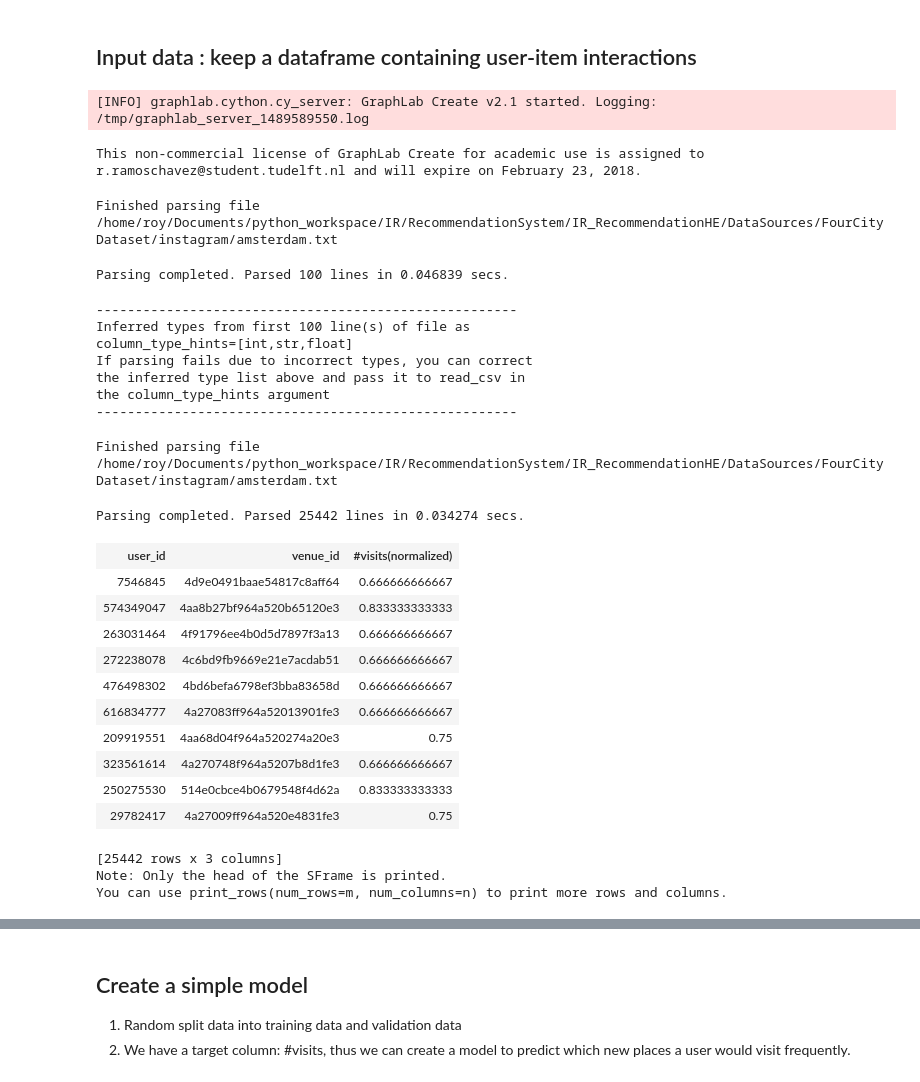
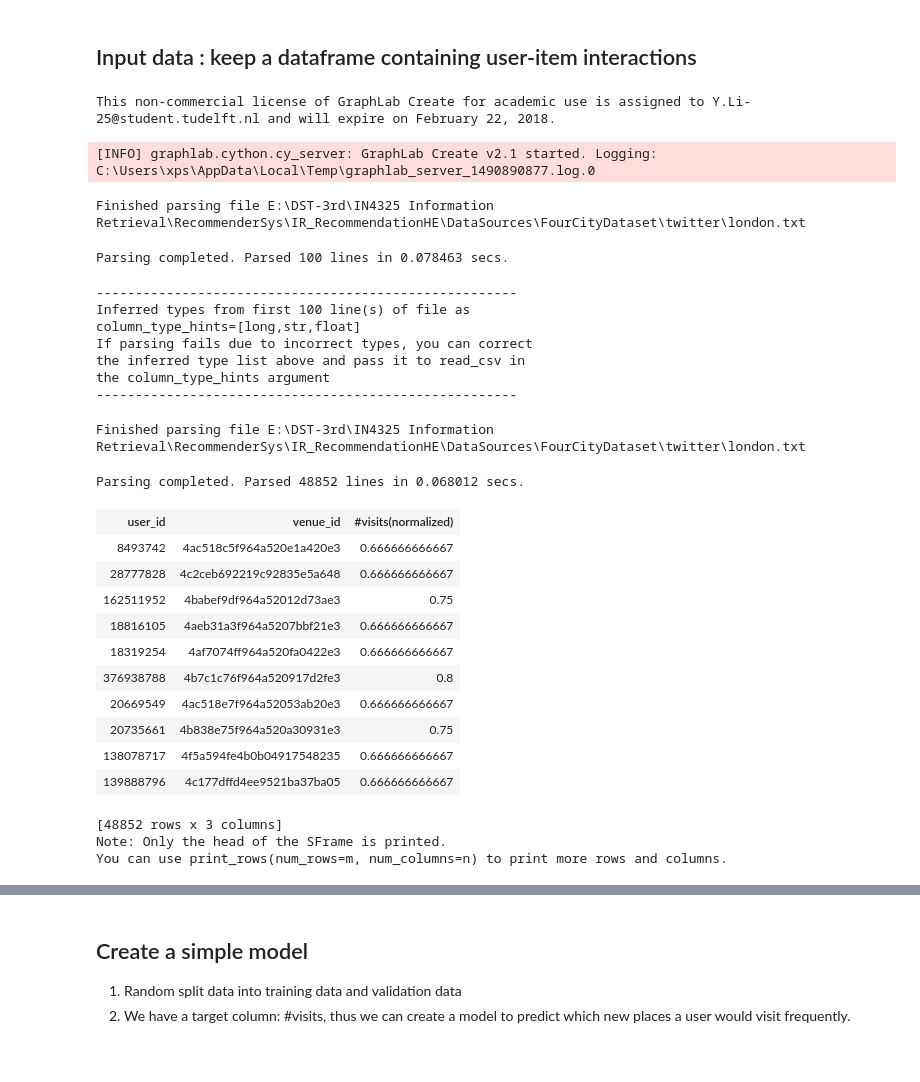
Before and after one commit to franklyd/IR_RecommendationHE, a Jupyter notebook: Recommender System/RecSys.ipynb, the cells around one changed output, grey strips where cells are left out. Saved outputs shown, nothing was run; the diff lists cells and outputs as text; code cells hidden in the pictures.

Commit message:
Recommender sys done.

```diff
--- a/Recommender System/RecSys.ipynb
+++ b/Recommender System/RecSys.ipynb
@@ -11,35 +11,35 @@ import pandas as pd
 # %% [markdown]
 ## Input data : keep a dataframe containing user-item interactions
 # %%
-# create SFrame for Amsterdam ins data
-amsterdam_sf = gl.SFrame.read_csv('../DataSources/FourCityDataset/instagram/amsterdam.txt',
+# create SFrame for London twitter data
+london_sf = gl.SFrame.read_csv('../DataSources/FourCityDataset/twitter/london.txt',
                         delimiter=' ',header=False)
-amsterdam_sf.rename({'X1':'user_id','X2':'venue_id','X3':'#visits(normalized)'})
+london_sf.rename({'X1':'user_id','X2':'venue_id','X3':'#visits(normalized)'})
 # %% [output]
-[INFO] graphlab.cython.cy_server: GraphLab Create v2.1 started. Logging: /tmp/graphlab_server_1489589550.log
+This non-commercial license of GraphLab Create for academic use is assigned to Y.Li-25@student.tudelft.nl and will expire on February 22, 2018.
-This non-commercial license of GraphLab Create for academic use is assigned to r.ramoschavez@student.tudelft.nl and will expire on February 23, 2018.
+[INFO] graphlab.cython.cy_server: GraphLab Create v2.1 started. Logging: C:\Users\xps\AppData\Local\Temp\graphlab_server_1490890877.log.0
-Finished parsing file /home/roy/Documents/python_workspace/IR/RecommendationSystem/IR_RecommendationHE/DataSources/FourCityDataset/instagram/amsterdam.txt
+Finished parsing file E:\DST-3rd\IN4325 Information Retrieval\RecommenderSys\IR_RecommendationHE\DataSources\FourCityDataset\twitter\london.txt
-Parsing completed. Parsed 100 lines in 0.046839 secs.
+Parsing completed. Parsed 100 lines in 0.078463 secs.
 ------------------------------------------------------
 Inferred types from first 100 line(s) of file as
-column_type_hints=[int,str,float]
+column_type_hints=[long,str,float]
 If parsing fails due to incorrect types, you can correct
 the inferred type list above and pass it to read_csv in
 the column_type_hints argument
 ------------------------------------------------------
-Finished parsing file /home/roy/Documents/python_workspace/IR/RecommendationSystem/IR_RecommendationHE/DataSources/FourCityDataset/instagram/amsterdam.txt
+Finished parsing file E:\DST-3rd\IN4325 Information Retrieval\RecommenderSys\IR_RecommendationHE\DataSources\FourCityDataset\twitter\london.txt
-Parsing completed. Parsed 25442 lines in 0.034274 secs.
+Parsing completed. Parsed 48852 lines in 0.068012 secs.
 | user_id | venue_id | #visits(normalized) |
-| 7546845 | 4d9e0491baae54817c8aff64 | 0.666666666667 |
-| 574349047 | 4aa8b27bf964a520b65120e3 | 0.833333333333 |
-| 263031464 | 4f91796ee4b0d5d7897f3a13 | 0.666666666667 |
-| 272238078 | 4c6bd9fb9669e21e7acdab51 | 0.666666666667 |
-| 476498302 | 4bd6befa6798ef3bba83658d | 0.666666666667 |
-| 616834777 | 4a27083ff964a52013901fe3 | 0.666666666667 |
-| 209919551 | 4aa68d04f964a520274a20e3 | 0.75 |
-| 323561614 | 4a270748f964a5207b8d1fe3 | 0.666666666667 |
-| 250275530 | 514e0cbce4b0679548f4d62a | 0.833333333333 |
-| 29782417 | 4a27009ff964a520e4831fe3 | 0.75 |
+| 8493742 | 4ac518c5f964a520e1a420e3 | 0.666666666667 |
+| 28777828 | 4c2ceb692219c92835e5a648 | 0.666666666667 |
+| 162511952 | 4babef9df964a52012d73ae3 | 0.75 |
+| 18816105 | 4aeb31a3f964a5207bbf21e3 | 0.666666666667 |
+| 18319254 | 4af7074ff964a520fa0422e3 | 0.666666666667 |
+| 376938788 | 4b7c1c76f964a520917d2fe3 | 0.8 |
+| 20669549 | 4ac518e7f964a52053ab20e3 | 0.666666666667 |
+| 20735661 | 4b838e75f964a520a30931e3 | 0.75 |
+| 138078717 | 4f5a594fe4b0b04917548235 | 0.666666666667 |
+| 139888796 | 4c177dffd4ee9521ba37ba05 | 0.666666666667 |
-[25442 rows x 3 columns]
+[48852 rows x 3 columns]
 Note: Only the head of the SFrame is printed.
 You can use print_rows(num_rows=m, num_columns=n) to print more rows and columns.
```
Also changed, not shown: parts of 30 cells of this notebook, 2 other files.
